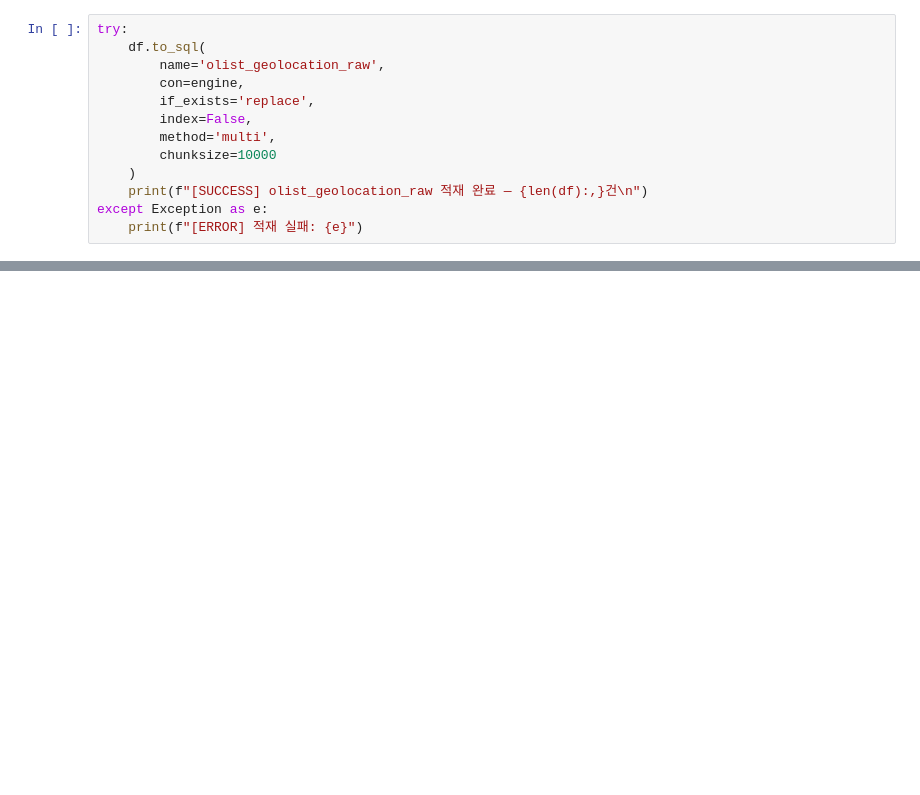
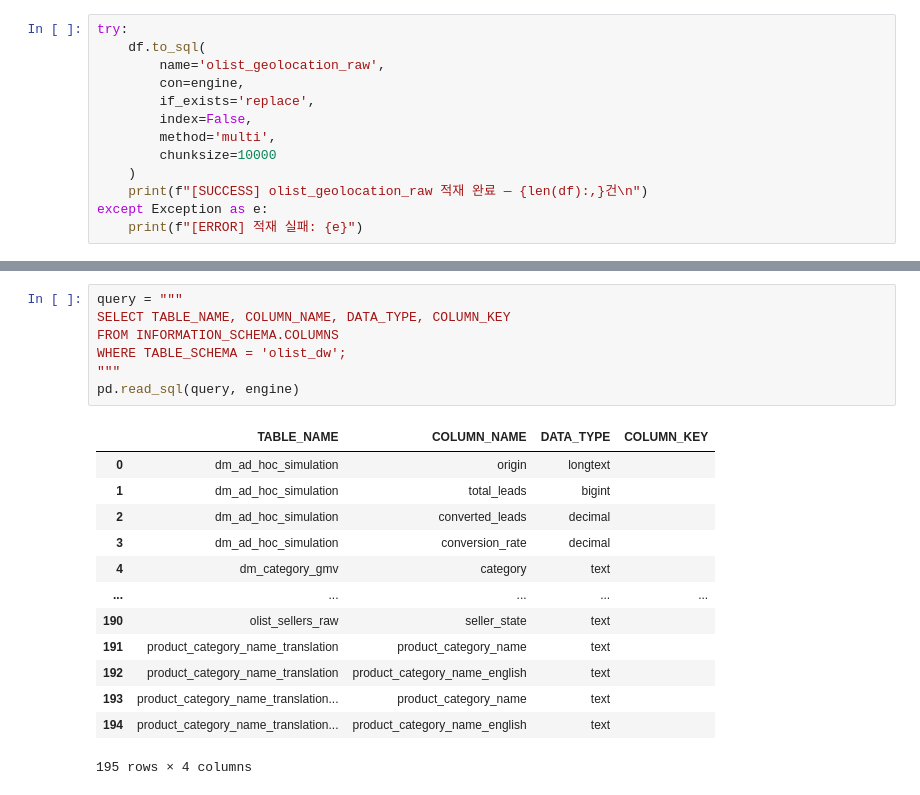
Before and after one commit to yeoyun/Brazilian-E-Commerce-by-Olist, a Jupyter notebook: 00.preprocess/test.ipynb, the cells around one changed output, grey strips where cells are left out. Cells and saved outputs as stored; diff of their text form; blank space fills up the shorter version.

```diff
--- a/00.preprocess/test.ipynb
+++ b/00.preprocess/test.ipynb
@@ -91,0 +157,21 @@ with engine.connect() as conn:
+# %%
+query = """
+SELECT TABLE_NAME, COLUMN_NAME, DATA_TYPE, COLUMN_KEY
+FROM INFORMATION_SCHEMA.COLUMNS
+WHERE TABLE_SCHEMA = 'olist_dw';
+"""
+pd.read_sql(query, engine)
+# %% [output]
+|  | TABLE_NAME | COLUMN_NAME | DATA_TYPE | COLUMN_KEY |
+| 0 | dm_ad_hoc_simulation | origin | longtext |  |
+| 1 | dm_ad_hoc_simulation | total_leads | bigint |  |
+| 2 | dm_ad_hoc_simulation | converted_leads | decimal |  |
+| 3 | dm_ad_hoc_simulation | conversion_rate | decimal |  |
+| 4 | dm_category_gmv | category | text |  |
+| ... | ... | ... | ... | ... |
+| 190 | olist_sellers_raw | seller_state | text |  |
+| 191 | product_category_name_translation | product_category_name | text |  |
+| 192 | product_category_name_translation | product_category_name_english | text |  |
+| 193 | product_category_name_translation... | product_category_name | text |  |
+| 194 | product_category_name_translation... | product_category_name_english | text |  |
+195 rows × 4 columns
```
Also changed, not shown: parts of 19 cells of this notebook, 41 other files.
